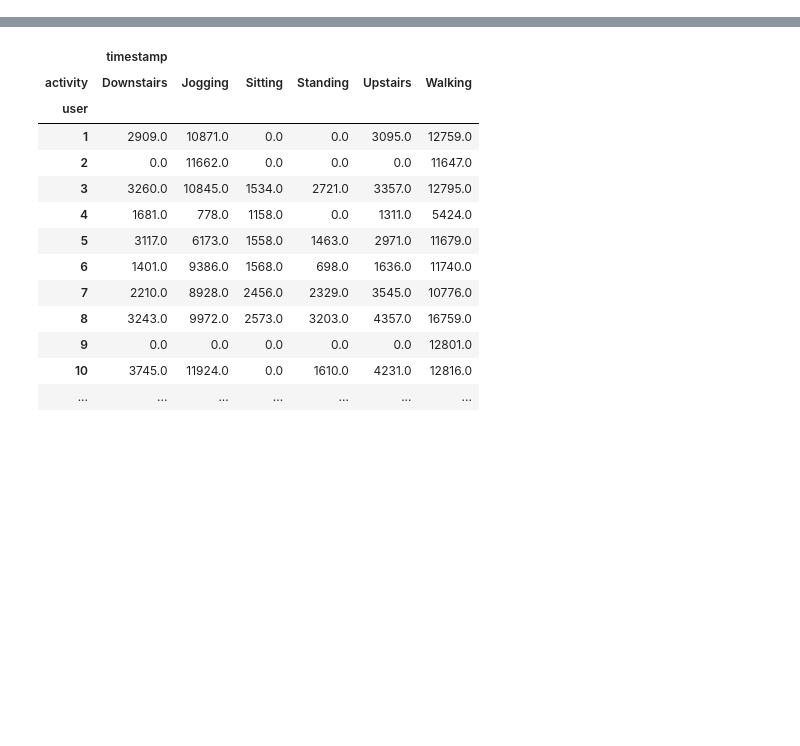
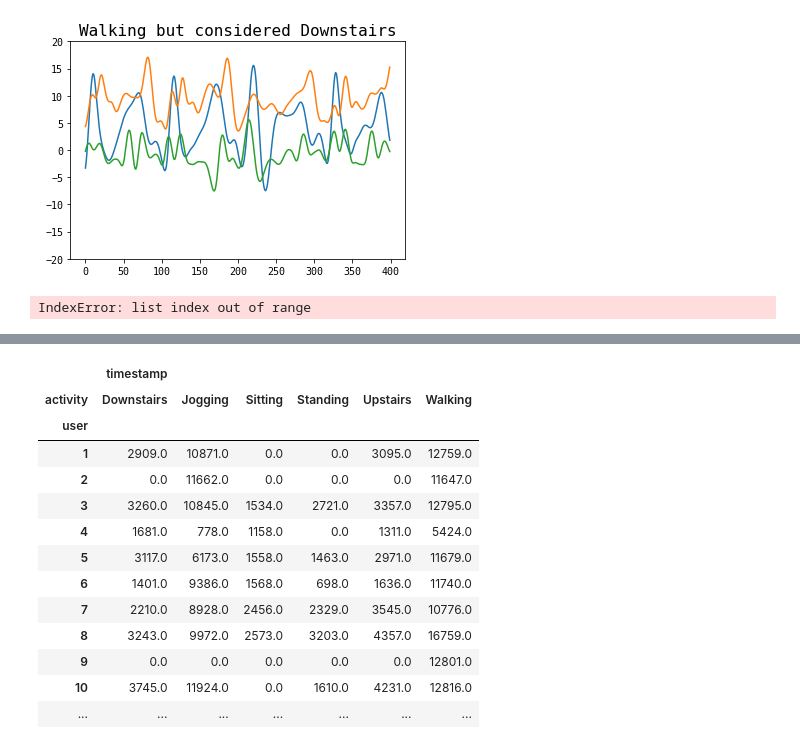
Before and after one commit to sinwall/geoml, a Jupyter notebook: wisdm.ipynb, the cells around one changed output, grey strips where cells are left out. Saved outputs shown, nothing was run; the diff lists cells and outputs as text; code cells hidden in the pictures; blank space fills up the shorter version.

```diff
--- a/wisdm.ipynb
+++ b/wisdm.ipynb
@@ -184,0 +97,17 @@ Text(0.5, 1.0, '(1, 2, 20)')
+# %%
+import itertools
+from sklearn.preprocessing import OrdinalEncoder
+
+# segs, seg_acts, seg_usrs = Preprocessor(seg_dur=1, ol_rate=0., ma=30).transform(df)
+segs, seg_acts, seg_usrs = load_dataset(seg_dur=4, ol_rate=0.5, resamp_freq=100, ma=10)
+seg_acts_encoded = OrdinalEncoder(categories=[activities]).fit_transform(seg_acts[..., np.newaxis])[:, 0]
+
+usrwise_count = []
+usrwise_rel_count = []
+for user, act in itertools.product(users, activities):
+    mask_usr_act = (seg_usrs == user) & (seg_acts == act)
+    if np.any(mask_usr_act):
+        usrwise_count.append( np.cumsum(mask_usr_act)*mask_usr_act)
+        usrwise_rel_count.append( np.cumsum(mask_usr_act)*mask_usr_act/np.sum(mask_usr_act) )
+usrwise_count = np.sum(usrwise_count, axis=0)
+usrwise_rel_count = np.sum(usrwise_rel_count, axis=0)
@@ -184,0 +443,13 @@ Text(0.5, 1.0, '(1, 2, 20)')
+# %%
+%matplotlib inline
+mask_err = (y_pred != y_true)
+lt = 5
+lp = 0
+mask_err = (y_true == lt) & (y_pred == lp)
+
+plt.plot(segs[mask_test][mask_err][0])
+plt.title(f'{activities[lt]} but considered {activities[lp]}', fontsize=16)
+plt.ylim(-20, 20)
+plt.show(); plt.close()
+# %% [output]
+[figure, added]
@@ -184,0 +464,26 @@ Text(0.5, 1.0, '(1, 2, 20)')
+# %%
+label = labels[5]
+
+sers = seg_1s_ma30[mask_usr & mask_train & (seg_acts == label)]
+for i in range(sers.shape[0]):
+    ser = sers[i]
+    plt.plot(ser[..., 0], color='C0', alpha=0.5)
+    plt.plot(ser[..., 1], color='C1', alpha=0.5)
+    plt.plot(ser[..., 2], color='C2', alpha=0.5)
+    if (i+1)% 20 == 0:
+        plt.title(label)
+        plt.ylim(-1.5, 1.5)
+        plt.show(); plt.close()
+print('aaaaa')
+sers = seg_1s_ma30[mask_usr & mask_test & (seg_acts == label)]
+for j in range(sers.shape[0]):
+    ser = sers[j]
+    plt.plot(ser[..., 0], color='C0', alpha=0.5)
+    plt.plot(ser[..., 1], color='C1', alpha=0.5)
+    plt.plot(ser[..., 2], color='C2', alpha=0.5)
+    if (j+1)% 20 == 0:
+        plt.title(label)
+        plt.ylim(-1.5, 1.5)
+        plt.show(); plt.close()
+# %% [output]
+IndexError: list index out of range
```
Also changed, not shown: parts of 21 cells of this notebook, 2 other files.
